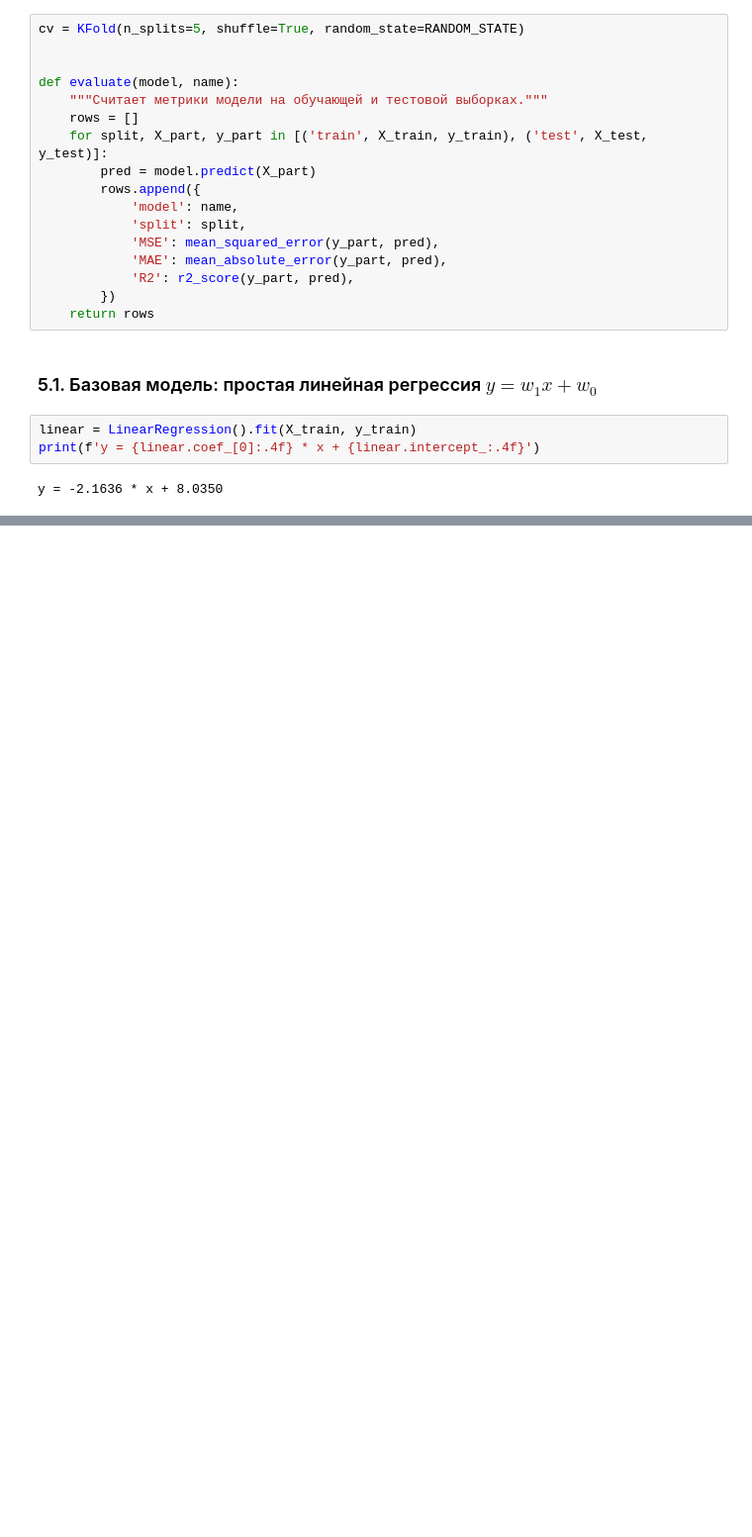
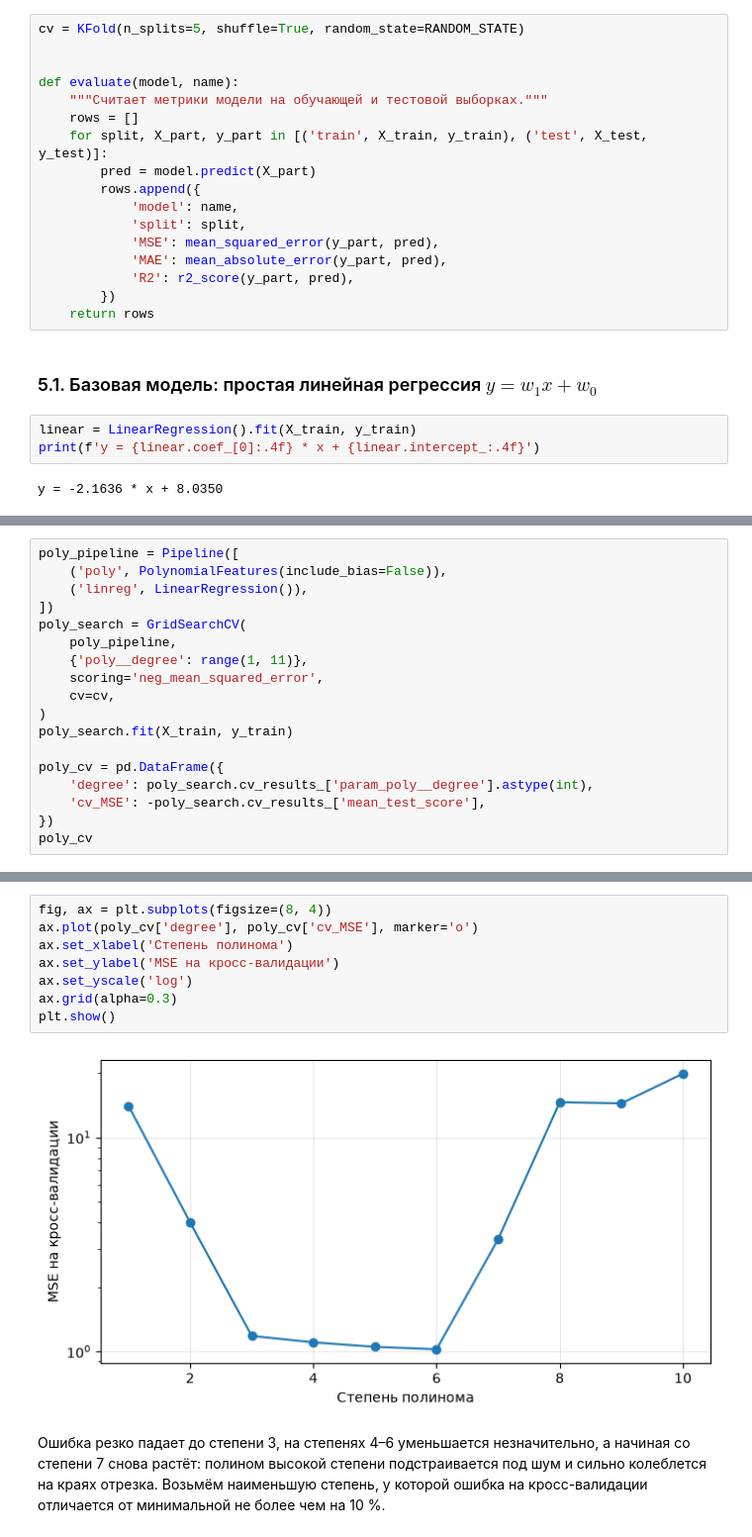
Before and after one commit to calculation-methods/ml, a Jupyter notebook: stud/vasyutinskiy/lab1.ipynb, the cells around one changed output, grey strips where cells are left out. Shown at 99% size. Saved outputs shown, nothing was run; the diff lists cells and outputs as text; blank space fills up the shorter version.

Commit message:
Lab1: add polynomial regression with degree selection
Co-Authored-By: Claude Opus 5.5 <noreply@anthropic.com>

```diff
--- a/stud/vasyutinskiy/lab1.ipynb
+++ b/stud/vasyutinskiy/lab1.ipynb
@@ -122,0 +125,18 @@ y = -2.1636 * x + 8.0350
+# %%
+poly_pipeline = Pipeline([
+    ('poly', PolynomialFeatures(include_bias=False)),
+    ('linreg', LinearRegression()),
+])
+poly_search = GridSearchCV(
+    poly_pipeline,
+    {'poly__degree': range(1, 11)},
+    scoring='neg_mean_squared_error',
+    cv=cv,
+)
+poly_search.fit(X_train, y_train)
+
+poly_cv = pd.DataFrame({
+    'degree': poly_search.cv_results_['param_poly__degree'].astype(int),
+    'cv_MSE': -poly_search.cv_results_['mean_test_score'],
+})
+poly_cv
@@ -122,0 +155,14 @@ y = -2.1636 * x + 8.0350
+# %%
+fig, ax = plt.subplots(figsize=(8, 4))
+ax.plot(poly_cv['degree'], poly_cv['cv_MSE'], marker='o')
+ax.set_xlabel('Степень полинома')
+ax.set_ylabel('MSE на кросс-валидации')
+ax.set_yscale('log')
+ax.grid(alpha=0.3)
+plt.show()
+# %% [output]
+[figure, added]
+# %% [markdown]
+Ошибка резко падает до степени 3, на степенях 4–6 уменьшается незначительно, а начиная со степени 7
+снова растёт: полином высокой степени подстраивается под шум и сильно колеблется на краях отрезка. Возьмём наименьшую степень,
+у которой ошибка на кросс-валидации отличается от минимальной не более чем на 10 %.
```
Also changed, not shown: parts of 3 cells of this notebook.
